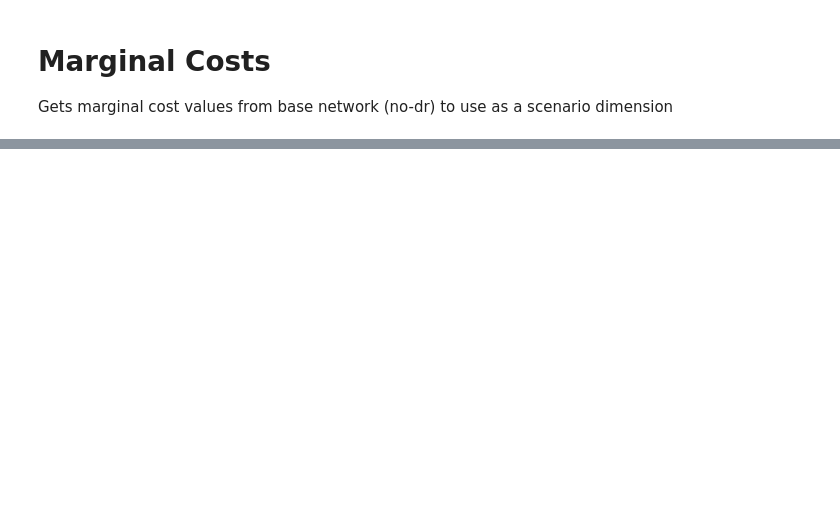
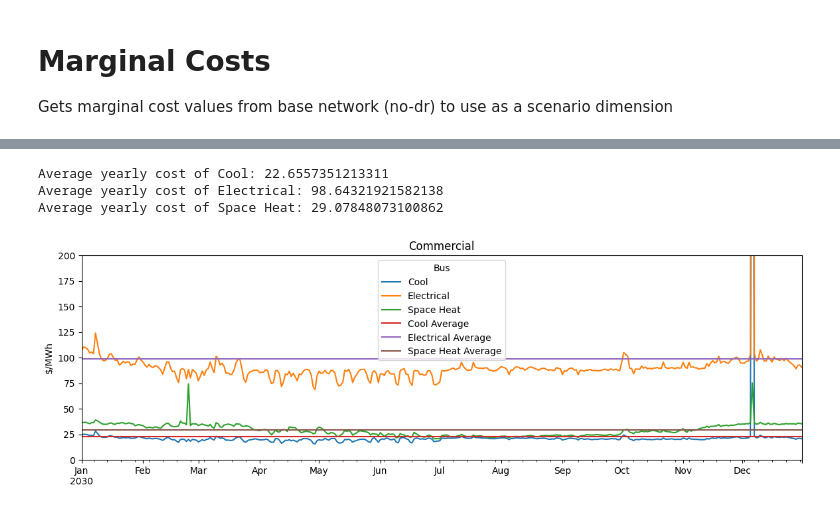
Before and after one commit to trevorb1/pypsa-demand-response, a Jupyter notebook: analysis/marginal_costs.ipynb, the cells around one changed output, grey strips where cells are left out. Saved outputs shown, nothing was run; the diff lists cells and outputs as text; code cells hidden in the pictures; blank space fills up the shorter version.

```diff
--- a/analysis/marginal_costs.ipynb
+++ b/analysis/marginal_costs.ipynb
@@ -96,3 +120,10 @@ Average yearly cost is: 71.93201398530114
+# %%
+_, _ = plot_costs(n, "com", ylim=(0,200), by_carrier=True)
+# %% [output]
+Average yearly cost of Cool: 22.6557351213311
+Average yearly cost of Electrical: 98.64321921582138
+Average yearly cost of Space Heat: 29.07848073100862
+[figure, added]
 # %%
 _, _ = plot_costs(n, "ind", ylim=(0,200))
 # %% [output]
```
Also changed, not shown: parts of 12 cells of this notebook, 3 other files.
